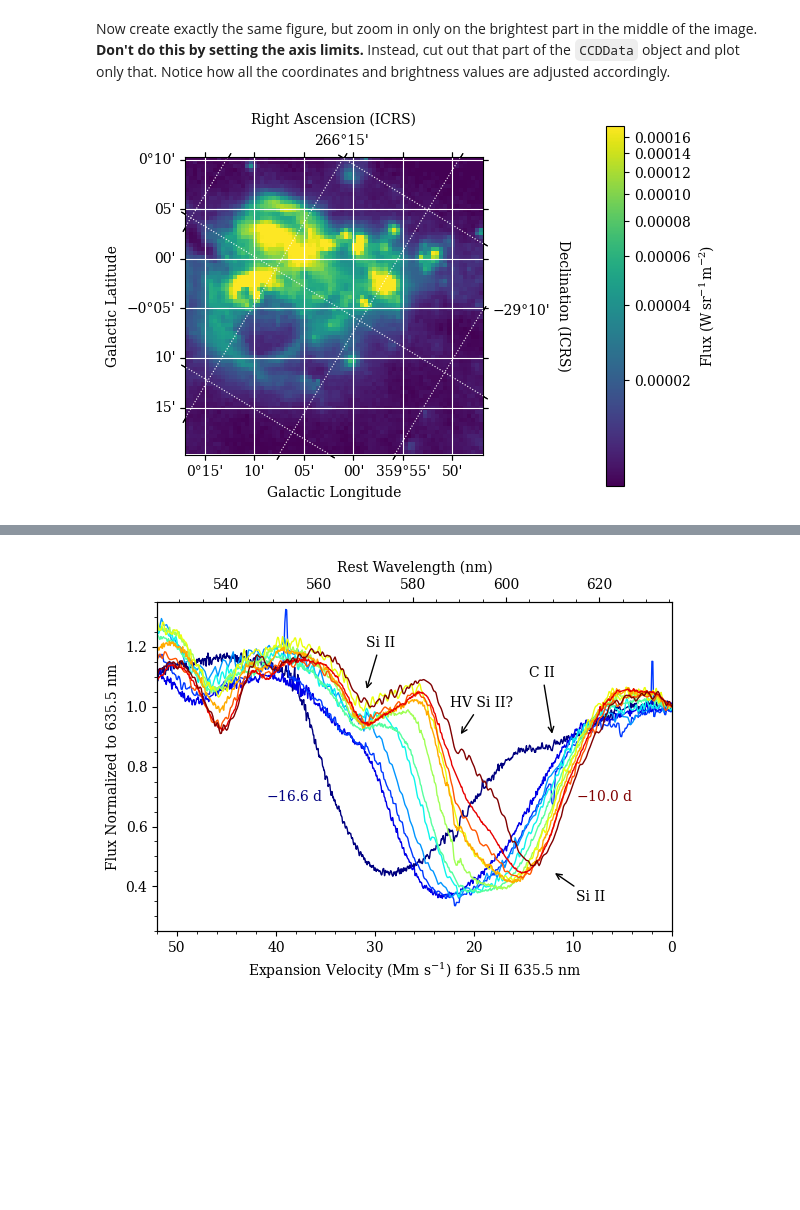
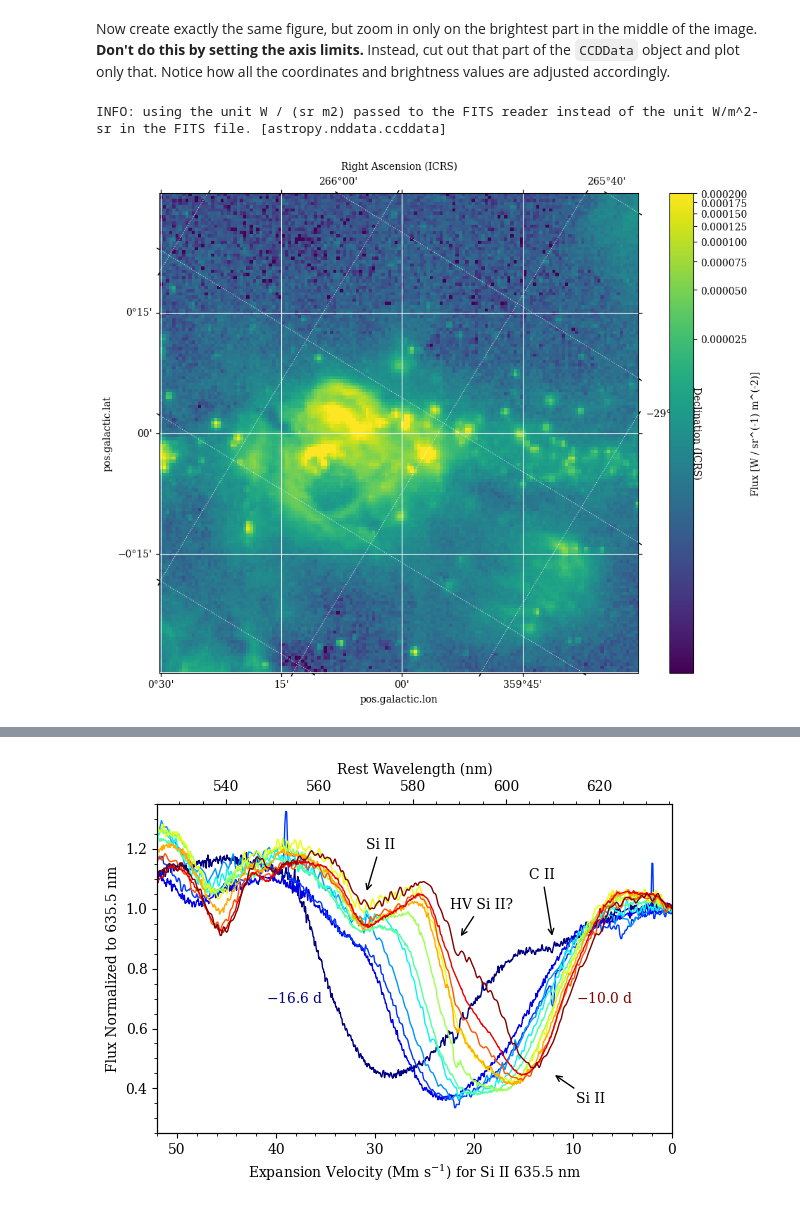
Before and after one commit to ASTR154/data-visualization, a Jupyter notebook: data-visualization.ipynb, the cells around one changed output, grey strips where cells are left out. Saved outputs shown, nothing was run; the diff lists cells and outputs as text; code cells hidden in the pictures; blank space fills up the shorter version.

```diff
--- a/data-visualization.ipynb
+++ b/data-visualization.ipynb
@@ -50,9 +83,58 @@ INFO: using the unit W / (sr m2) passed to the FITS reader instead of the unit W
 # %% [markdown]
 Now create exactly the same figure, but zoom in only on the brightest part in the middle of the image. **Don't do this by setting the axis limits.** Instead, cut out that part of the `CCDData` object and plot only that. Notice how all the coordinates and brightness values are adjusted accordingly.
 # %%
+import numpy as np
 # complete
+# get the name of the file from Astropy's data server
+filename = get_pkg_data_filename('galactic_center/gc_msx_e.fits')
+
+# read the file in as a CCDData object; the units are formatted incorrectly in the header
+ccddata = CCDData.read(filename, unit = u.W / (u.m ** 2. * u.sr))
+
+# Find the bright pixel
+brightest_pixel = np.unravel_index(np.argmax(ccddata.data), ccddata.data.shape)
+
+y, x = brightest_pixel
+half_size = 15
+
+# Slice the image
+cutout = ccddata[y - half_size: y + half_size, x - half_size: x + half_size]
+
+# create a new figure and axis with a WCS projection
+fig = plt.figure(figsize=(10,8))
+ax = fig.add_subplot(projection=ccddata.wcs)
+
+# display the image on that axis with a nice stretch
+interval = viz.PercentileInterval(99.0)
+stretch = viz.LogStretch()
+norm = viz.ImageNormalize(data=ccddata.data, interval=interval, stretch=stretch)
+im = ax.imshow(ccddata.data, origin='lower', cmap='viridis', norm=norm)
+
+# format the axes
+ax.set_xlabel = ('Galactic Longtitude')
+ax.set_ylabel = ('Galactic Latitude')
+
+# add a color bar
+cbar = fig.colorbar(im, ax=ax, orientation='vertical')
+cbar.set_label('Flux [W / sr^(-1) m^(-2)]')
+
+# add the overlay grid
+ax.grid(color='white')
+
+overlay = ax.get_coords_overlay('icrs')
+overlay.grid(color='white', linestyle='dotted', alpha=0.8)
+overlay[0].set_axislabel("Right Ascension (ICRS)")
+overlay[1].set_axislabel("Declination (ICRS)")
+
+# remove padding around axes in figure
+plt.tight_layout()
+plt.show()
+
+# save the results
+# plt.savefig('galactic_center_plot.pdf')
 # %% [output]
+INFO: using the unit W / (sr m2) passed to the FITS reader instead of the unit W/m^2-sr in the FITS file. [astropy.nddata.ccddata]
-[figure, old version]
+[figure, new version]
 # %% [markdown]
 ## Challenge Problem: Reproduce this plot!
 ![Hosseinzadeh et al. 2022, Figure 6](https://content.cld.iop.org/journals/2041-8205/933/2/L45/revision1/apjlac7ceff6_hr.jpg)
```
Also changed, not shown: parts of 3 cells of this notebook.
